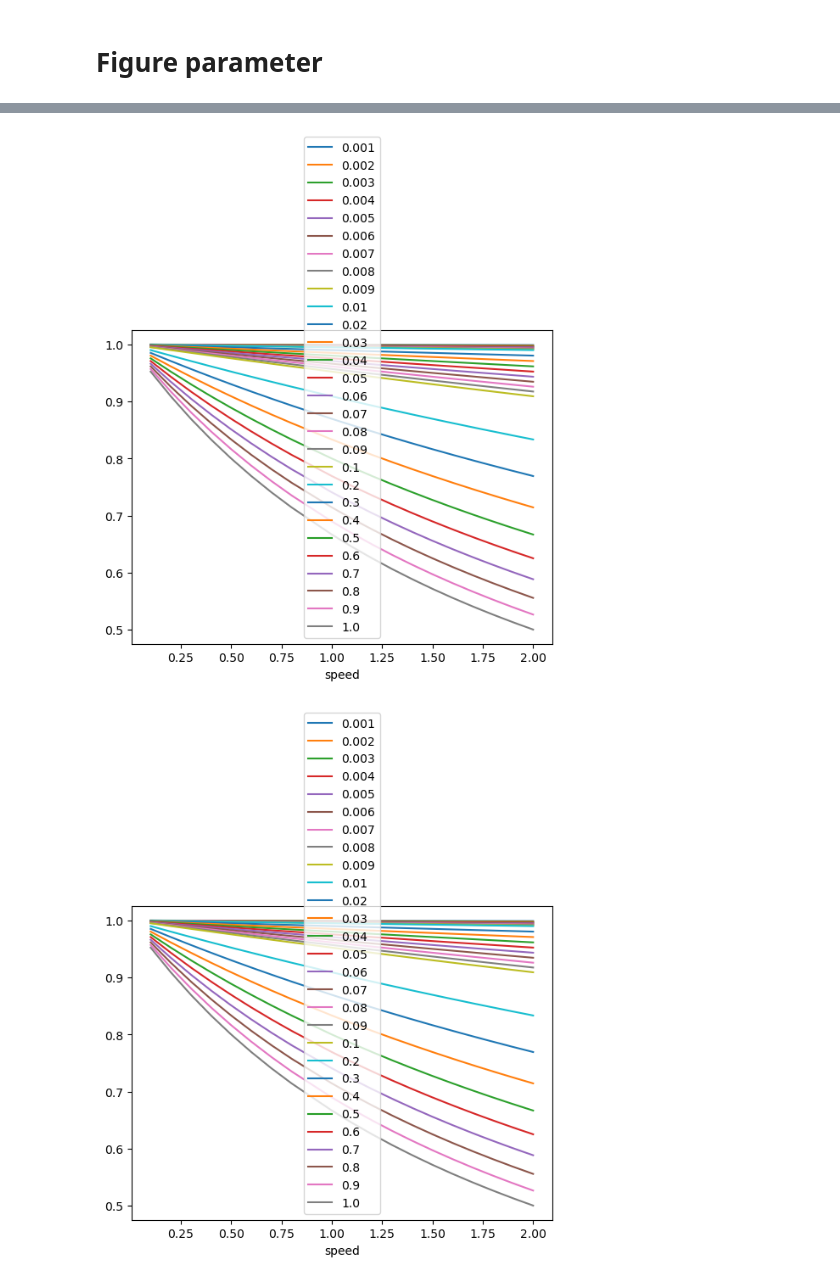
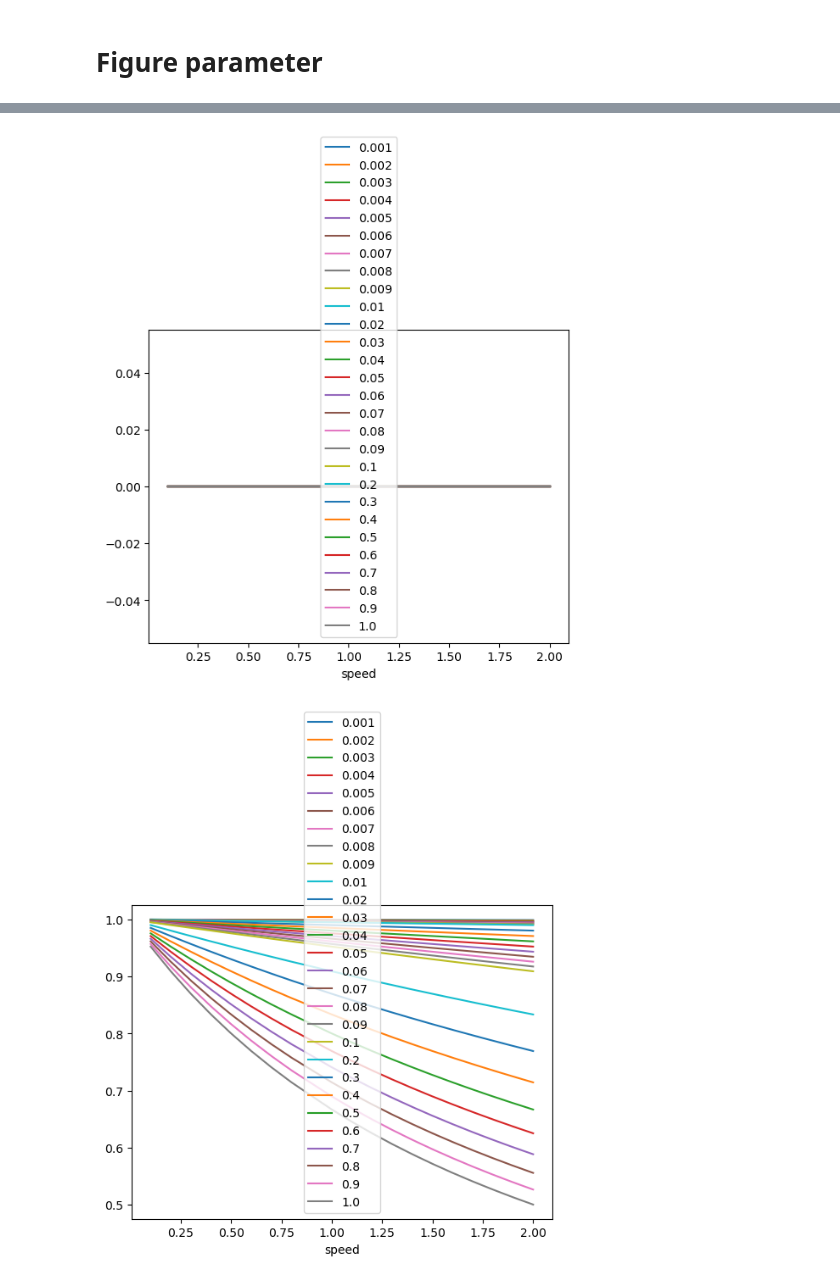
Before and after one commit to simoneeb/motion_anticipation_network, a Jupyter notebook: Figures_Paper/Figure_codes/Figure_8_FB.ipynb, the cells around one changed output, grey strips where cells are left out. Saved outputs shown, nothing was run; the diff lists cells and outputs as text; code cells hidden in the pictures.

```diff
--- a/Figures_Paper/Figure_codes/Figure_8_FB.ipynb
+++ b/Figures_Paper/Figure_codes/Figure_8_FB.ipynb
@@ -195,13 +190,13 @@ dfA
 # %%
 test = dfA.groupby('betaA') #
 
 fig = plt.figure()
 ax = fig.add_subplot(111)
 for g in test.groups:
     subi = test.get_group(g)
-    subi.plot(x = 'speed', y = 'neqA', ax = ax, label = g)
+    subi.plot(x = 'speed', y = 'nminA', ax = ax, label = g)
 # %% [output]
-[figure, old version]
+[figure, new version]
 # %%
 test = dfB.groupby('betaB') #
 
```
Also changed, not shown: parts of 6 cells of this notebook, 53 other files.
